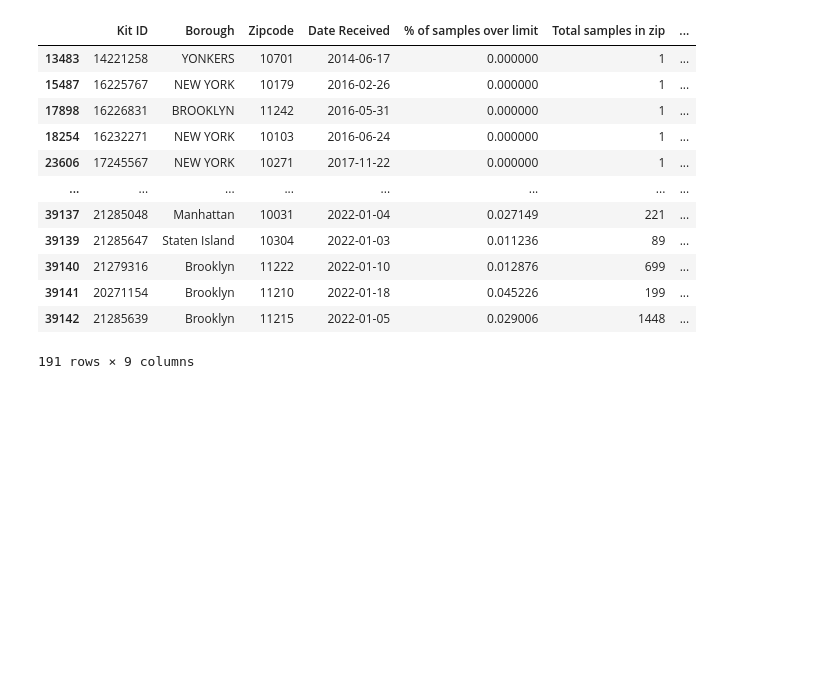
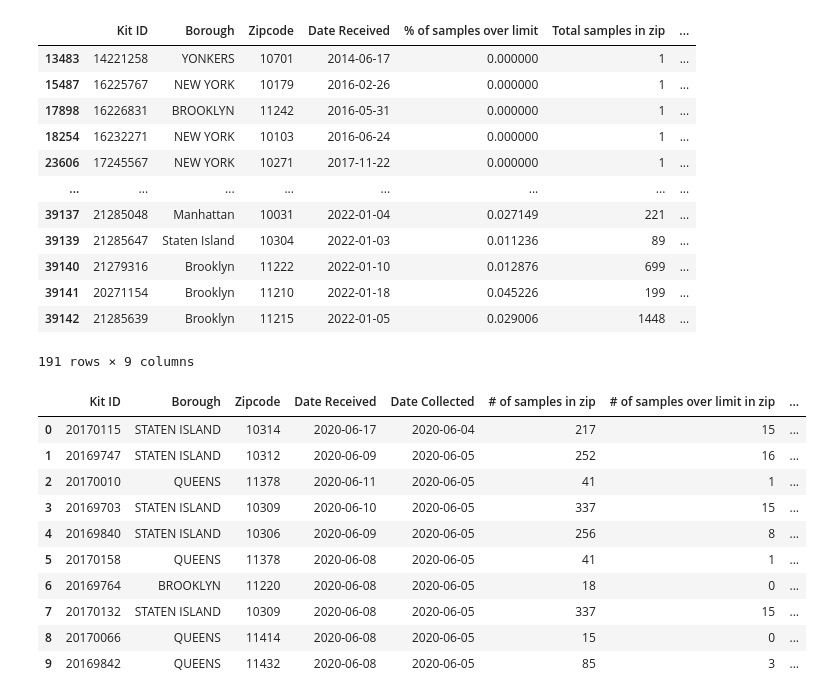
Before and after one commit to lizziewalsh92/AdvancedData_WaterQuality, a Jupyter notebook: WATER TANK AND LEAD PIPE DATA/CONCAT_2014-2023 Data.ipynb, the cells around one changed output. Saved outputs shown, nothing was run; the diff lists cells and outputs as text; code cells hidden in the pictures; blank space fills up the shorter version.

```diff
--- a/WATER TANK AND LEAD PIPE DATA/CONCAT_2014-2023 Data.ipynb
+++ b/WATER TANK AND LEAD PIPE DATA/CONCAT_2014-2023 Data.ipynb
@@ -122,3 +122,17 @@ COMBINED_JUSTZIP_NODUPE
 # %%
 ## create a file for Datawrapper with each zip code's averages only listed once
 COMBINED_JUSTZIP_NODUPE.to_excel('COMBINED_DROPDUPLICATED.xlsx', index=False)
+# %%
+df_clean_combo.head(10)
+# %% [output]
+|  | Kit ID | Borough | Zipcode | Date Received | Date Collected | # of samples in zip | # of samples over limit in zip | ... |
+| 0 | 20170115 | STATEN ISLAND | 10314 | 2020-06-17 | 2020-06-04 | 217 | 15 | ... |
+| 1 | 20169747 | STATEN ISLAND | 10312 | 2020-06-09 | 2020-06-05 | 252 | 16 | ... |
+| 2 | 20170010 | QUEENS | 11378 | 2020-06-11 | 2020-06-05 | 41 | 1 | ... |
+| 3 | 20169703 | STATEN ISLAND | 10309 | 2020-06-10 | 2020-06-05 | 337 | 15 | ... |
+| 4 | 20169840 | STATEN ISLAND | 10306 | 2020-06-09 | 2020-06-05 | 256 | 8 | ... |
+| 5 | 20170158 | QUEENS | 11378 | 2020-06-08 | 2020-06-05 | 41 | 1 | ... |
+| 6 | 20169764 | BROOKLYN | 11220 | 2020-06-08 | 2020-06-05 | 18 | 0 | ... |
+| 7 | 20170132 | STATEN ISLAND | 10309 | 2020-06-08 | 2020-06-05 | 337 | 15 | ... |
+| 8 | 20170066 | QUEENS | 11414 | 2020-06-08 | 2020-06-05 | 15 | 0 | ... |
+| 9 | 20169842 | QUEENS | 11432 | 2020-06-08 | 2020-06-05 | 85 | 3 | ... |
```
Also changed, not shown: parts of 6 cells of this notebook.
